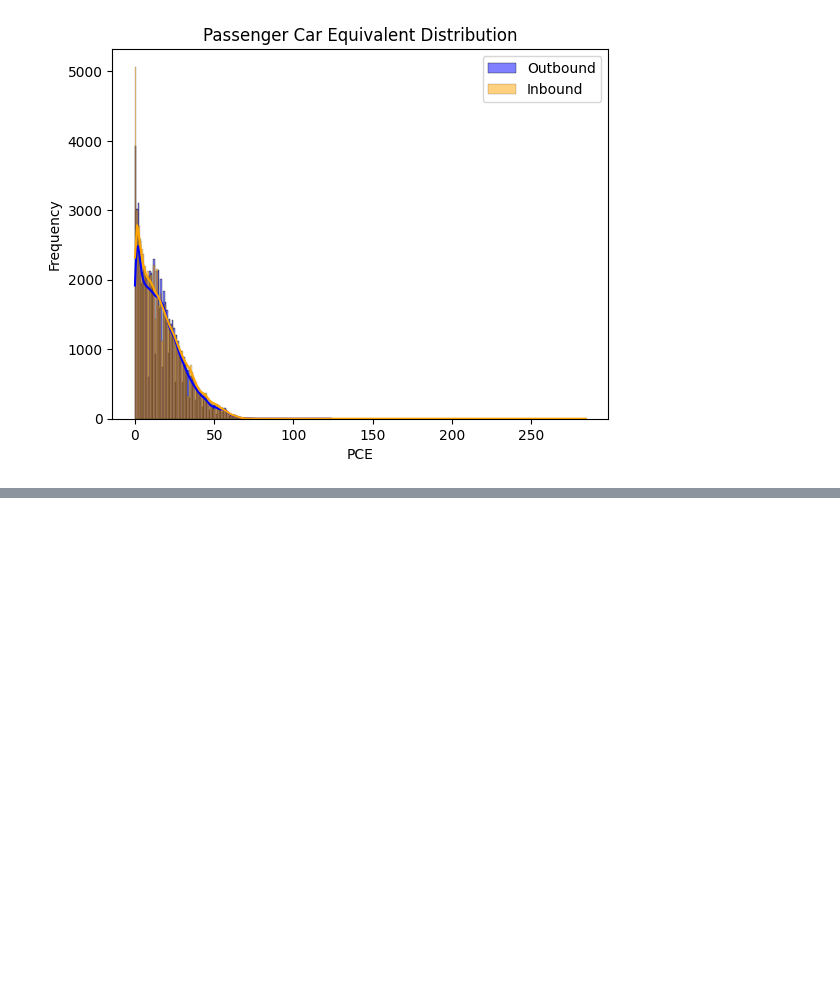
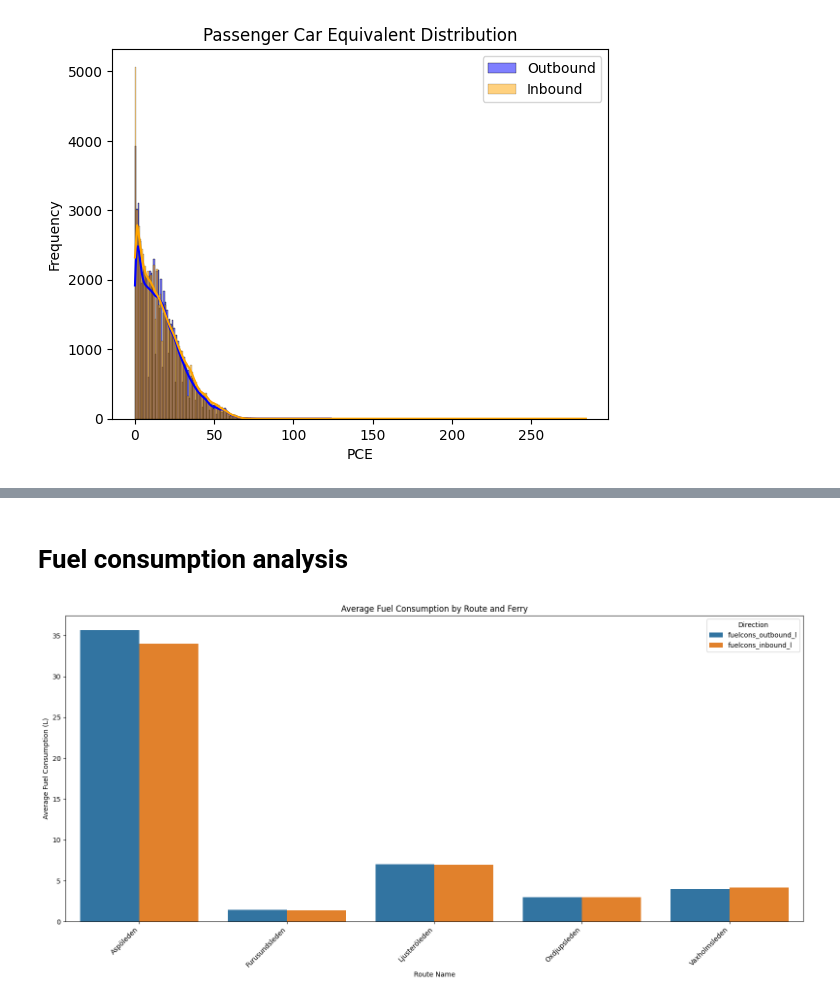
Before and after one commit to saisharan221/hack-a-fleet-phidata, a Jupyter notebook: ferry-schedules.ipynb, the cells around one changed output, grey strips where cells are left out. Cells and saved outputs as stored; diff of their text form; code cells hidden in the pictures; blank space fills up the shorter version.

```diff
--- a/ferry-schedules.ipynb
+++ b/ferry-schedules.ipynb
@@ -247,0 +119,35 @@ NameError: name 'openai' is not defined
+# %% [markdown]
+# Fuel consumption analysis
+# %%
+def fuel_consumption_analysis(df):
+    consumption_data = df[['route_name', 'ferry_name', 'fuelcons_outbound_l', 'fuelcons_inbound_l']]
+
+    # Drop null values
+    consumption_data = consumption_data.dropna()
+
+    # Aggregating mean fuel consumption by route_name and ferry_name
+    fuel_consumption_by_route_ferry = consumption_data.groupby(['route_name', 'ferry_name']).mean().reset_index()
+
+    fuel_consumption_by_route_ferry_melted = fuel_consumption_by_route_ferry.melt(
+        id_vars=['route_name', 'ferry_name'],
+        value_vars=['fuelcons_outbound_l', 'fuelcons_inbound_l'],
+        var_name='direction',
+        value_name='average_fuel_consumption_l'
+    )
+
+    plt.figure(figsize=(16, 8))
+    sns.barplot(
+        data=fuel_consumption_by_route_ferry_melted,
+        x='route_name',
+        y='average_fuel_consumption_l',
+        hue='direction'
+    )
+    plt.xticks(rotation=45, ha='right')
+    plt.title('Average Fuel Consumption by Route and Ferry')
+    plt.xlabel('Route Name')
+    plt.ylabel('Average Fuel Consumption (L)')
+    plt.legend(title='Direction')
+    plt.tight_layout()
+    plt.show()
+# %% [output]
+[figure, added]
```
Also changed, not shown: parts of 9 cells of this notebook, 1 other file.
